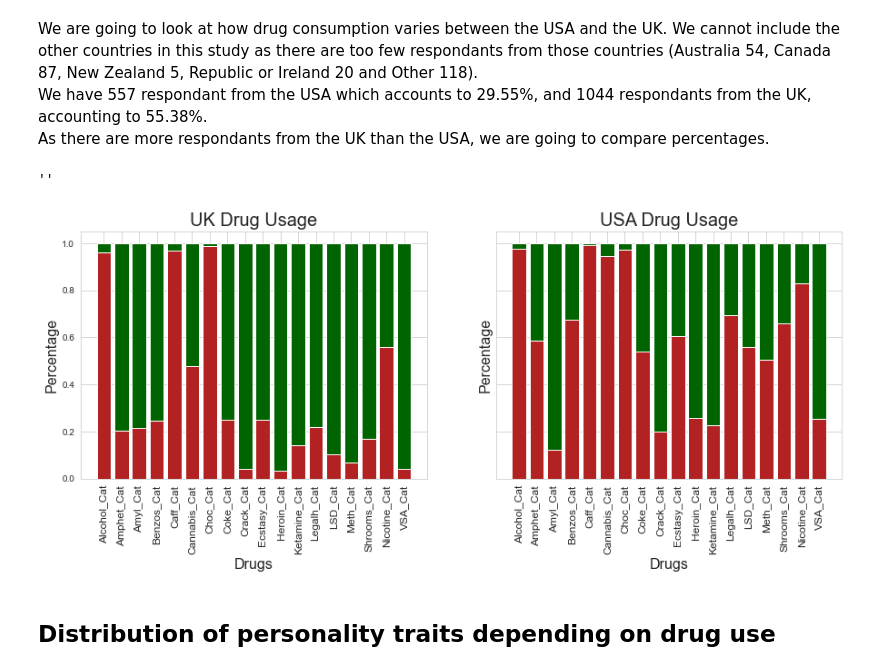
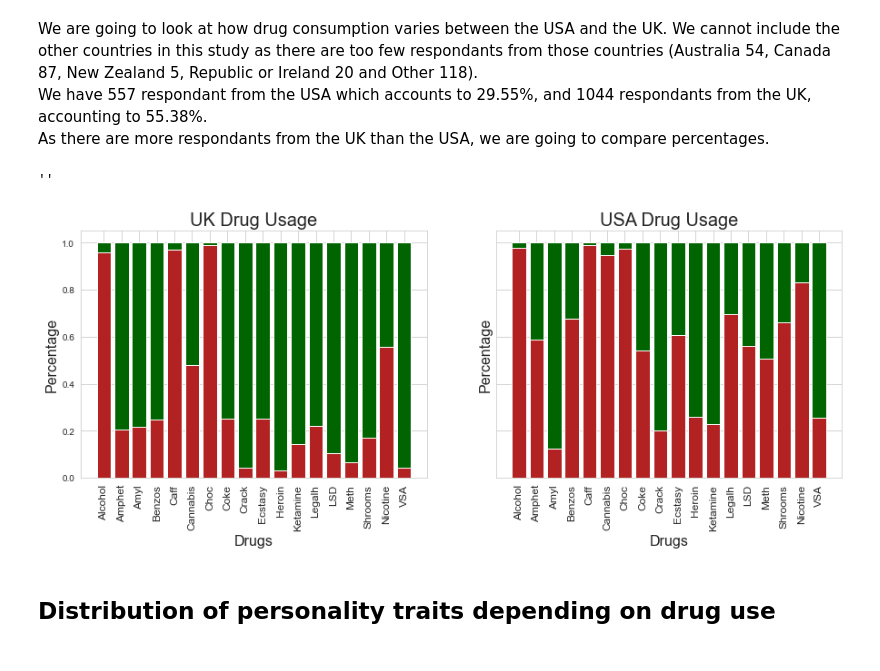
Before and after one commit to SebastianRoetten/Personality_vs_drug_use, a Jupyter notebook: EDA_Laura.ipynb, the cells around one changed output. Drawn from its saved outputs; the diff is of its cells as text; code cells hidden in the pictures.

Commit message:
Figure for presentation

```diff
--- a/EDA_Laura.ipynb
+++ b/EDA_Laura.ipynb
@@ -394,27 +404,30 @@ usa_user = pd.DataFrame([drugs_cat, usa_user_percentage, usa_non_user_percentage
 # %%
 drugs_cat = ["Alcohol_Cat", "Amphet_Cat", "Amyl_Cat", "Benzos_Cat", "Caff_Cat", "Cannabis_Cat", "Choc_Cat", "Coke_Cat", "Crack_Cat",
         "Ecstasy_Cat", "Heroin_Cat", "Ketamine_Cat", "Legalh_Cat", "LSD_Cat", "Meth_Cat", "Shrooms_Cat", "Nicotine_Cat", "VSA_Cat"]
+
+drugs = ["Alcohol", "Amphet", "Amyl", "Benzos", "Caff", "Cannabis", "Choc", "Coke", "Crack",
+        "Ecstasy", "Heroin", "Ketamine", "Legalh", "LSD", "Meth", "Shrooms", "Nicotine", "VSA"]
 
 f, (ax1, ax2) = plt.subplots(1, 2, sharey=True, figsize=(15, 5))
 
 ax1.bar(uk_user["Drug"], uk_user["User"], color='firebrick', edgecolor='white')
 ax1.bar(uk_user["Drug"], uk_user["Non_user"], bottom=uk_user["User"], color='darkgreen', edgecolor='white')
 ax1.set_title('UK Drug Usage', size = 20)
-ax1.set_xticklabels(drugs_cat, rotation=90, size = 12)
+ax1.set_xticklabels(drugs, rotation=90, size = 12)
 ax1.set_xlabel("Drugs",size=16)
 ax1.set_ylabel("Percentage",size=16)
 ;
 
 ax2.bar(usa_user["Drug"], usa_user["User"], color='firebrick', edgecolor='white')
 ax2.bar(usa_user["Drug"], usa_user["Non_user"], bottom=usa_user["User"], color='darkgreen', edgecolor='white')
 ax2.set_title('USA Drug Usage', size = 20)
-ax2.set_xticklabels(drugs_cat, rotation=90, size = 12)
+ax2.set_xticklabels(drugs, rotation=90, size = 12)
 ax2.set_xlabel("Drugs",size=16)
 ax2.set_ylabel("Percentage",size=16)
 ;
 # %% [output]
 ''
-[figure, old version]
+[figure, new version]
 # %% [markdown]
 ## Distribution of personality traits depending on drug use
 # %%
```
Also changed, not shown: parts of 21 cells of this notebook.
